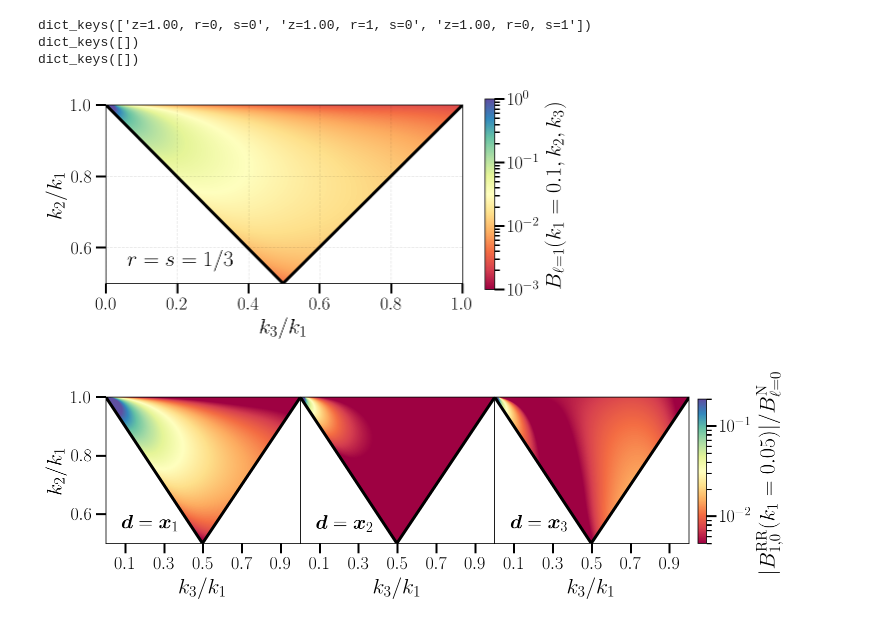
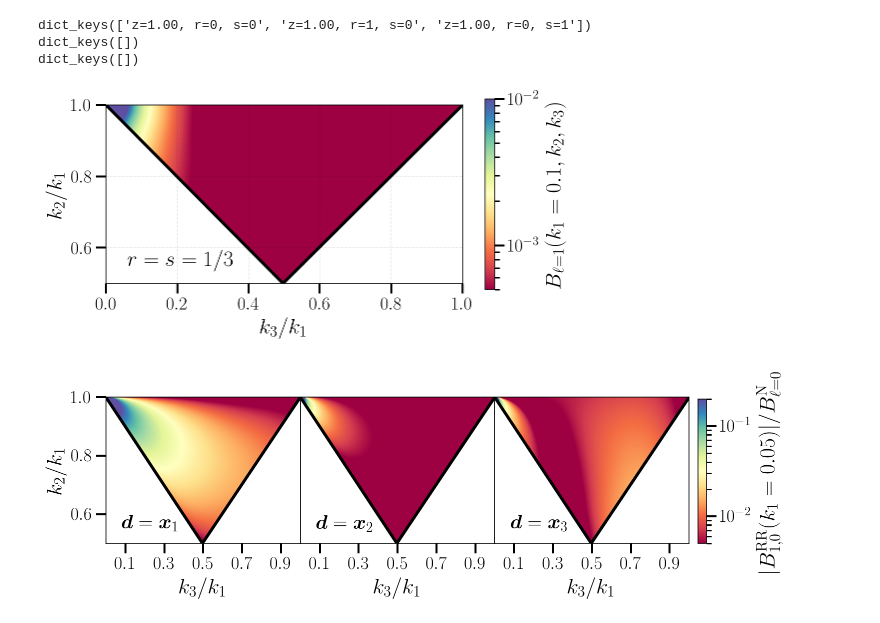
Before and after one commit to craddis1/ws_bk_theory, a Jupyter notebook: Bk_Theory.ipynb, the cells around one changed output. Cells and saved outputs as stored; diff of their text form; code cells hidden in the pictures.

```diff
--- a/Bk_Theory.ipynb
+++ b/Bk_Theory.ipynb
@@ -561,3 +565,23 @@ fnl_test = get_effective_fNL(k1,zz,GR2.l0(params,betas)+GR0.l0(params))
+# %%
+# so lets plot effective fNL
+zz=1
+
+k1 = np.linspace(0.05,0.1)
+k3 = k1
+k2= 0.01
+theta = np.arccos((k3**2 - k1**2 - k2**2)/(2*k1*k2))
+#k3 = np.sqrt(k1**2 + k2**2 + 2*k1*k2*np.cos(theta))
+
+cosmo_functions = CosmologicalFunctions(cosmo,'DESI')#
+params = cosmo_functions.get_params(k1,k2,theta,zz)
+derivs = cosmo_functions.get_derivs(zz)
+betas = cosmo_functions.get_beta_funcs(zz)
+
+fnl_GR = get_effective_fNL(k1,zz,GR2.l0(params,betas)+GR0.l0(params))
+fnl_WA = get_effective_fNL(k1,zz,WA2.l0(params,betas)+GR0.l0(params))
+fnl_RR = get_effective_fNL(k1,zz,Der2.l0(params,betas)+GR0.l0(params))
+fnl_WAGR = get_effective_fNL(k1,zz,WAGR.l0(params,betas)+GR0.l0(params))
+fnl_RRGR = get_effective_fNL(k1,zz,DerGR.l0(params,betas)+GR0.l0(params))
 # %%
 plt.plot(k1,fnl_test,'-')
 # %% [output]
@@ -1015,7 +1084,7 @@ plt.show()
 #for sciccimarro comparison...
 zz=1
 k1=0.05#np.linspace(0.01,0.1)#
-k2=k1/2
+k2=k1/3
 theta = np.linspace(0,np.pi,200)#2*np.pi/3#np.pi#
 k3 = np.sqrt(k1**2 + k2**2 + 2*k1*k2*np.cos(theta))
 
@@ -1093,6 +1141,8 @@ bk_rr1 = {}
 
 #
 bk_rr2 = {}
+# %%
+bk_png = {}
 # %%
 from tqdm import tqdm
 # Define the function
@@ -1120,12 +1170,15 @@ def triangle_plot(x, y, zz,r=0,s=0):
         params = cosmo_functions.get_params(k1,k2_,theta,zz)
 
         #bk[i][which_k2] = Der1.l1(params,derivs, r, s).imag
-        bk[i][which_k2] = WA1.l1(params, r, s).imag
+        #bk[i][which_k2] = WA1.l1(params, r, s).imag
         #bk[i][which_k2] = GR0.l0(params).real
 
 
         #bk[i][which_k2] = Mix.l0(params,derivs, r, s).imag
         #bk[i][which_k2] = Der2.l0(params,derivs, r, s).real
+        if True:
+            PNGparams = cosmo_functions.get_PNGparams(1,zz,k1,k2_,k3)
+            bk[i][which_k2] = GR0PNG.l0(params,PNGparams).real
 
     return bk
 
@@ -1136,7 +1189,7 @@ yy = np.linspace(0.5, 1, 500)
 zz=1.0
 r=0;s=0
 
-if True:
+if False:
     r=0;s=0
     key = "z=%.2f, r=%d, s=%d"% (zz, r, s)#so lets get key
     bk_wa1[key] = triangle_plot(xx,yy,zz,r,s)
@@ -1149,7 +1202,8 @@ if True:
 
 else:
     mono_key = "z=%.2f"% (zz)
-    bk_0[mono_key] = triangle_plot(xx,yy,zz,r,s)
+    #bk_0[mono_key] = triangle_plot(xx,yy,zz,r,s)
+    bk_png[mono_key] = triangle_plot(xx,yy,zz,r,s)
 # %%
 print(bk_rr1.keys())
 print(bk_wa1.keys())
@@ -1193,9 +1247,10 @@ def plot_triangle(bk,vmax,vmin=1): #plot triangle with mask!
 # %%
 #plot_triangle(bk_0['z=1.00, r=0, s=0'],1e+10,1e+8)
 #plot_triangle(bk_wa1['z=1.00, r=0, s=0']/bk_0['z=1.00'],1,1e-3)#d = x1
-plot_triangle(bk_rr1['z=1.00, r=0, s=0']/bk_0['z=1.00'],1,1e-3)
+#plot_triangle(bk_rr1['z=1.00, r=0, s=0']/bk_0['z=1.00'],1,1e-3)
+plot_triangle((bk_png['z=1.00']-bk_0['z=1.00'])/bk_0['z=1.00'],1e-2,5e-4)
 # %% [output]
-[figure, old version]
+[figure, new version]
 # %%
 def plot_triangle_multi(bk0,bk1,bk2,vmax): #plot triangle with mask!
 
```
Also changed, not shown: parts of 13 cells of this notebook, 16 other files.
